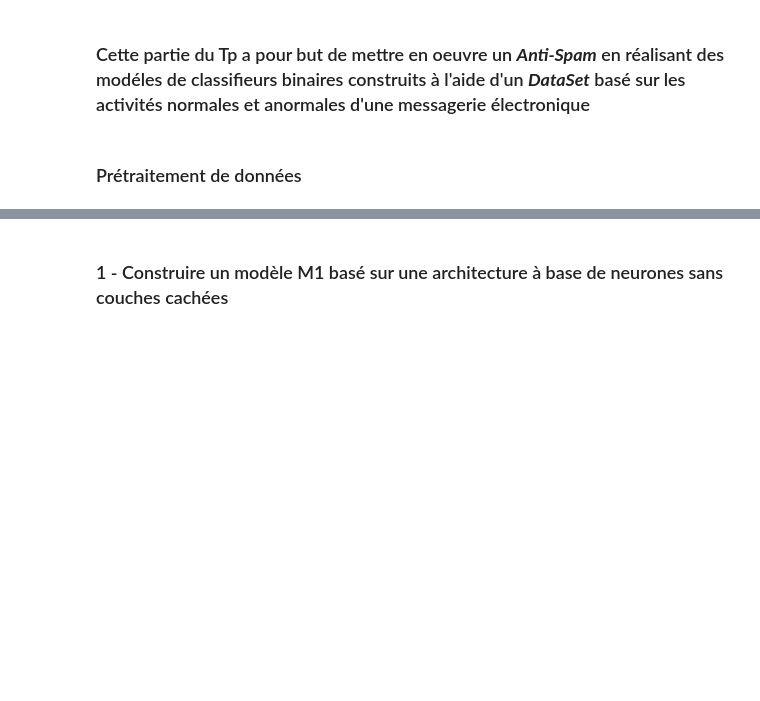
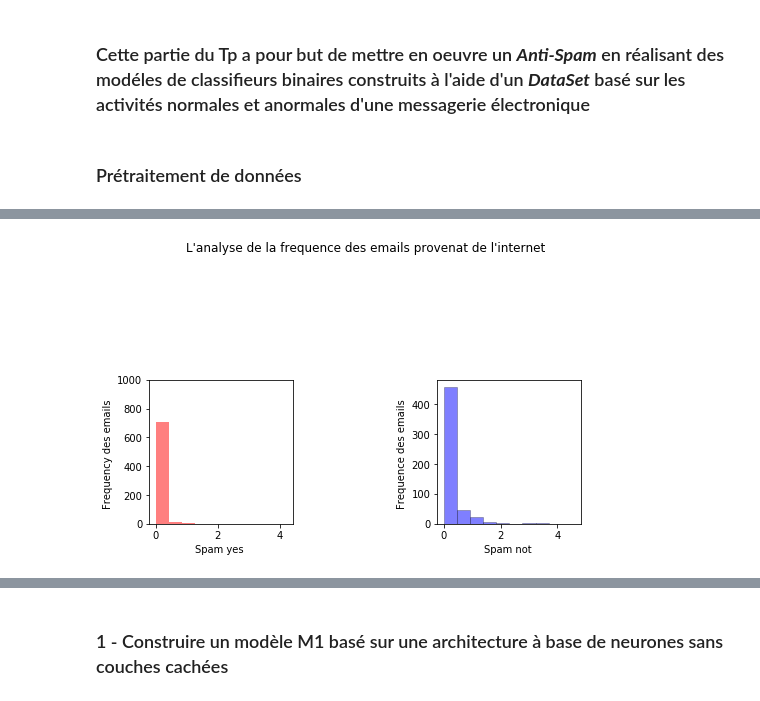
Before and after one commit to MonaQuimbamba/IA-Les-methodes-d-apprentissage-supervisees, a Jupyter notebook: IA.ipynb, the cells around one changed output, grey strips where cells are left out. Drawn from its saved outputs; the diff is of its cells as text; code cells hidden in the pictures; blank space fills up the shorter version.

```diff
--- a/IA.ipynb
+++ b/IA.ipynb
@@ -491,0 +487,17 @@ plt.show()
+# %%
+fig, ax = plt.subplots(1, 2)
+
+ax[0].hist(freqYes, 10, facecolor='red', alpha=0.5, label="Red wine")
+ax[1].hist(freqNo, 10, facecolor='blue', ec="black", lw=0.5, alpha=0.5, label="White wine")
+
+fig.subplots_adjust(left=0, right=1, bottom=0, top=0.5, hspace=0.05, wspace=1)
+ax[0].set_ylim([0, 1000])
+ax[0].set_xlabel("Spam yes ")
+ax[0].set_ylabel("Frequency des emails ")
+ax[1].set_xlabel("Spam not ")
+ax[1].set_ylabel("Frequence des emails ")
+fig.suptitle("L'analyse de la frequence des emails provenat de l'internet")
+
+plt.show()
+# %% [output]
+[figure, added]
```
Also changed, not shown: parts of 10 cells of this notebook, 1 other file.
